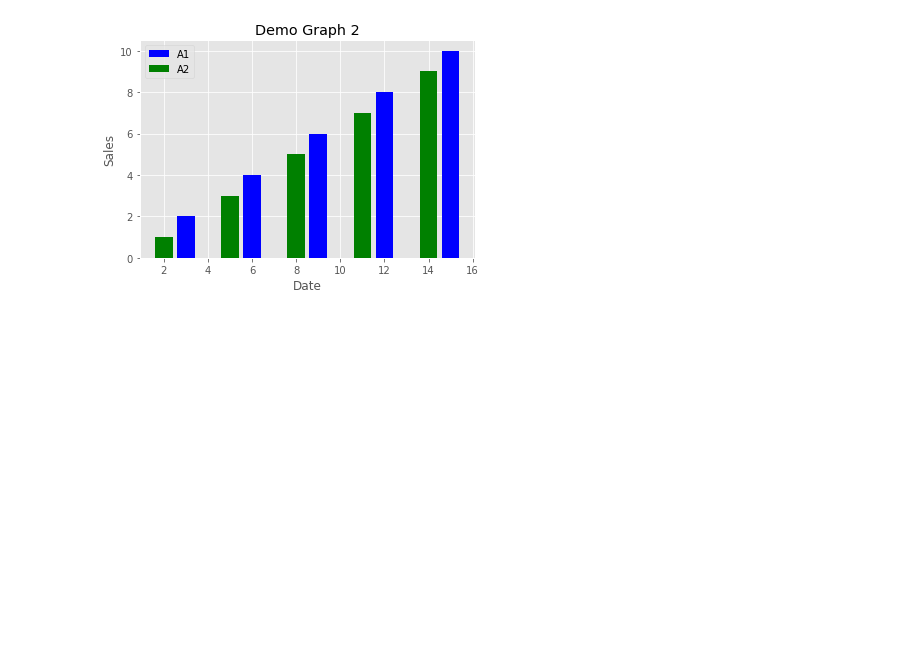
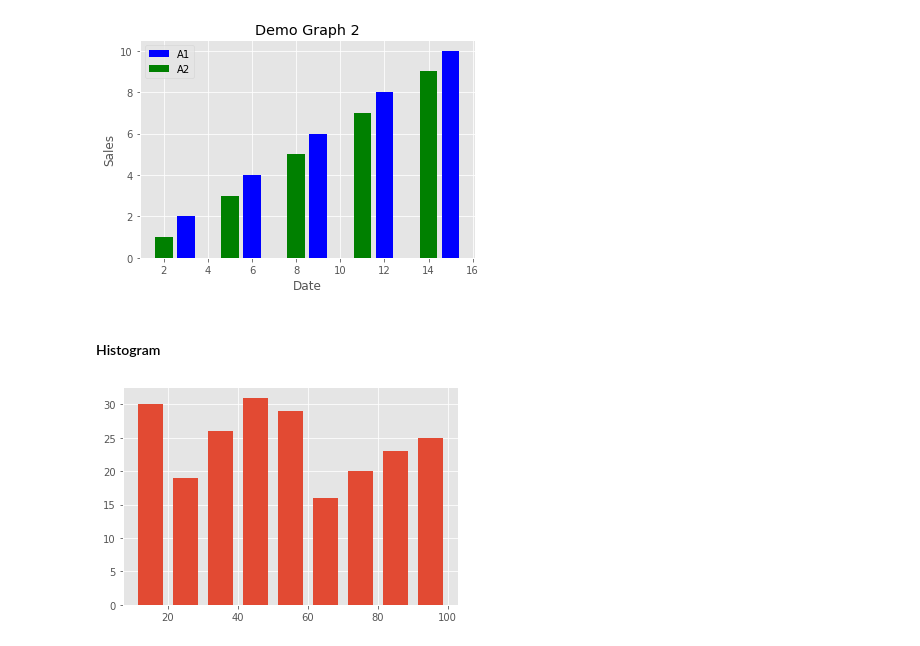
Before and after one commit to dsreenat/sperloon, a Jupyter notebook: Python Matplotlib.ipynb, the cells around one changed output. Drawn from its saved outputs; the diff is of its cells as text; code cells hidden in the pictures; blank space fills up the shorter version.

```diff
--- a/Python Matplotlib.ipynb
+++ b/Python Matplotlib.ipynb
@@ -93,3 +94,13 @@ plt.ylabel("Sales")
 plt.show()
 # %% [output]
 [figure]
+# %% [markdown]
+#### Histogram
+# %%
+c=np.random.randint(1,99,size=(250))
+bins=np.arange(10,110,10)
+# %%
+plt.hist(c,bins,histtype='bar',rwidth=0.7)
+plt.show()
+# %% [output]
+[figure, added]
```
Also changed, not shown: parts of 10 cells of this notebook.
